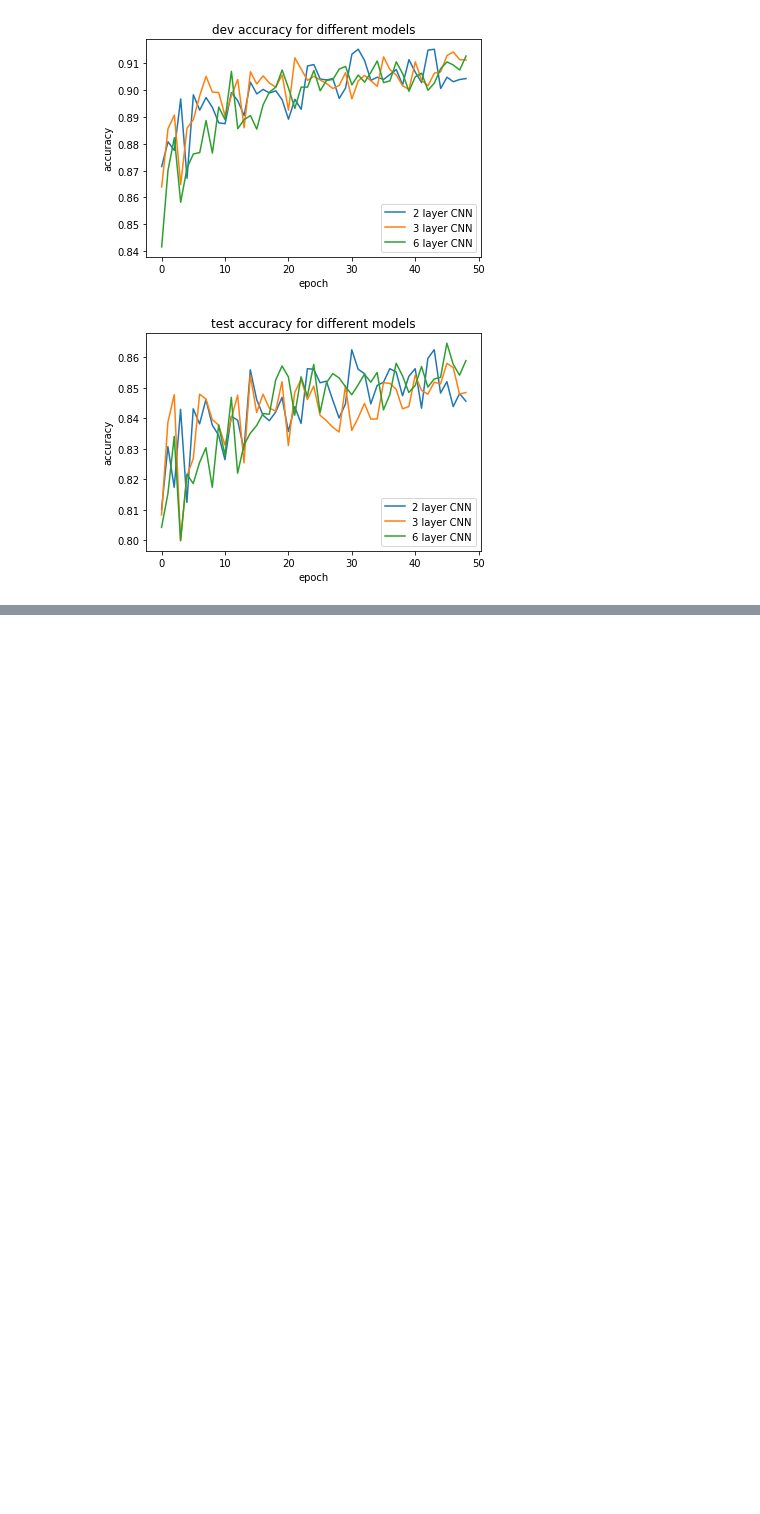
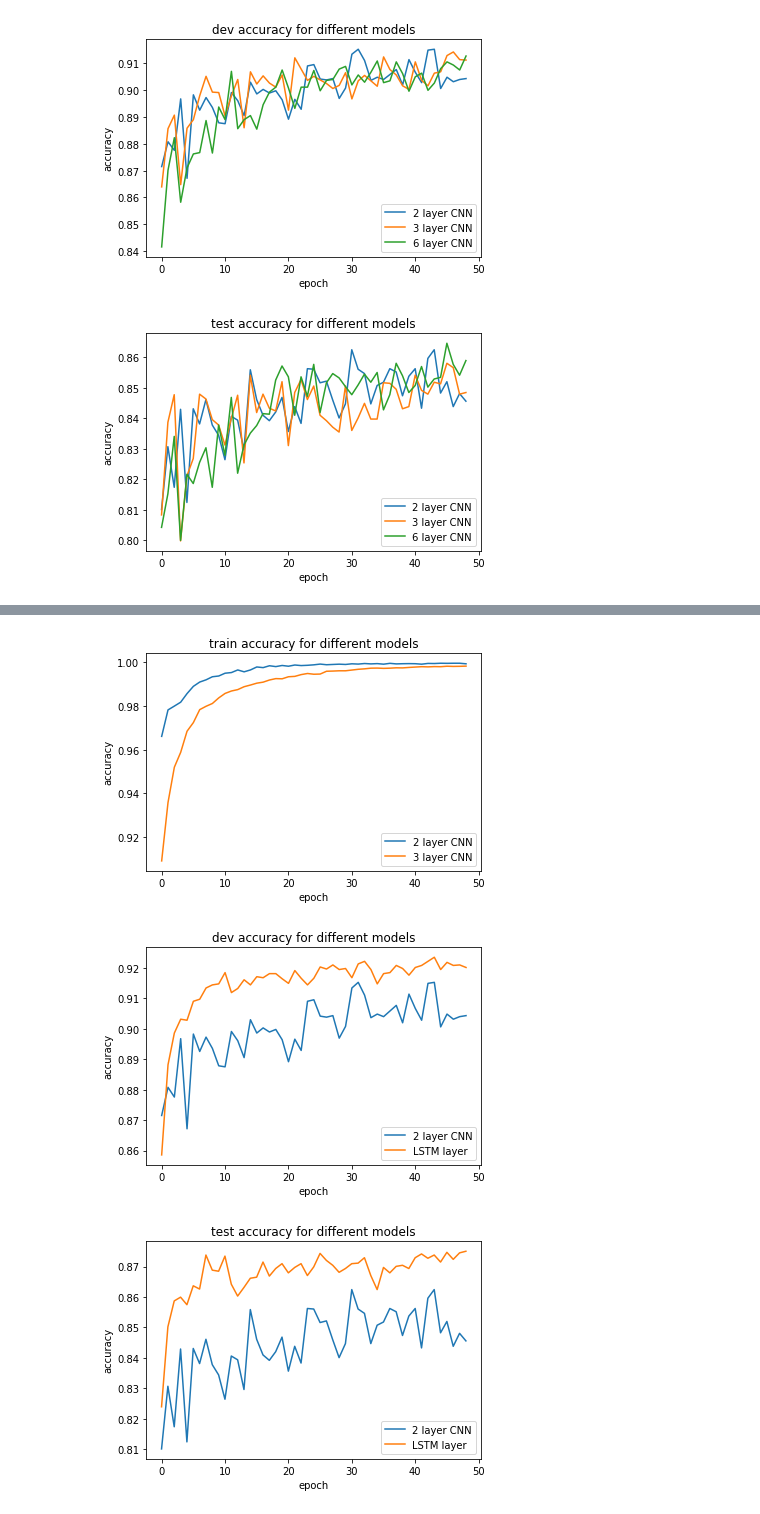
Before and after one commit to ABHISHEK03312/NLP-assignment2, a Jupyter notebook: results-graphs.ipynb, the cells around one changed output, grey strips where cells are left out. Cells and saved outputs as stored; diff of their text form; code cells hidden in the pictures; blank space fills up the shorter version.

```diff
--- a/results-graphs.ipynb
+++ b/results-graphs.ipynb
@@ -298,0 +331,31 @@ max(cnn_6_layer_test.best_F)
+# %%
+plt.figure(1)
+plt.plot(cnn_2_layer_train['correct_preds']/cnn_2_layer_train['total_correct'])
+plt.plot(lstm_layer_train['correct_preds']/lstm_layer_train['total_correct'])
+plt.title('train accuracy for different models')
+plt.ylabel('accuracy')
+plt.xlabel('epoch')
+plt.legend(['2 layer CNN','3 layer CNN','6 layer CNN'], loc='lower right')
+plt.show()
+
+plt.figure(2)
+plt.plot(cnn_2_layer_dev['correct_preds']/cnn_2_layer_dev['total_correct'])
+plt.plot(lstm_layer_dev['correct_preds']/lstm_layer_dev['total_correct'])
+plt.title('dev accuracy for different models')
+plt.ylabel('accuracy')
+plt.xlabel('epoch')
+plt.legend(['2 layer CNN','LSTM layer'], loc='lower right')
+plt.show()
+
+plt.figure(3)
+plt.plot(cnn_2_layer_test['correct_preds']/cnn_2_layer_test['total_correct'])
+plt.plot(lstm_layer_test['correct_preds']/lstm_layer_test['total_correct'])
+plt.title('test accuracy for different models')
+plt.ylabel('accuracy')
+plt.xlabel('epoch')
+plt.legend(['2 layer CNN','LSTM layer'], loc='lower right')
+plt.show()
+# %% [output]
+[figure, added]
+[figure, added]
+[figure, added]
```
Also changed, not shown: parts of 3 cells of this notebook.
